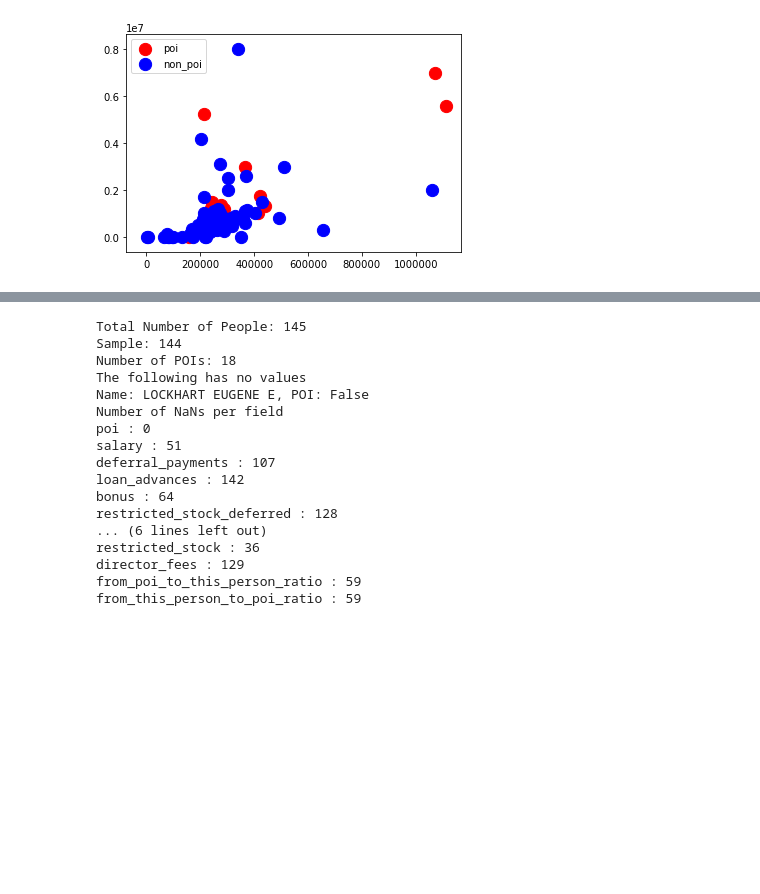
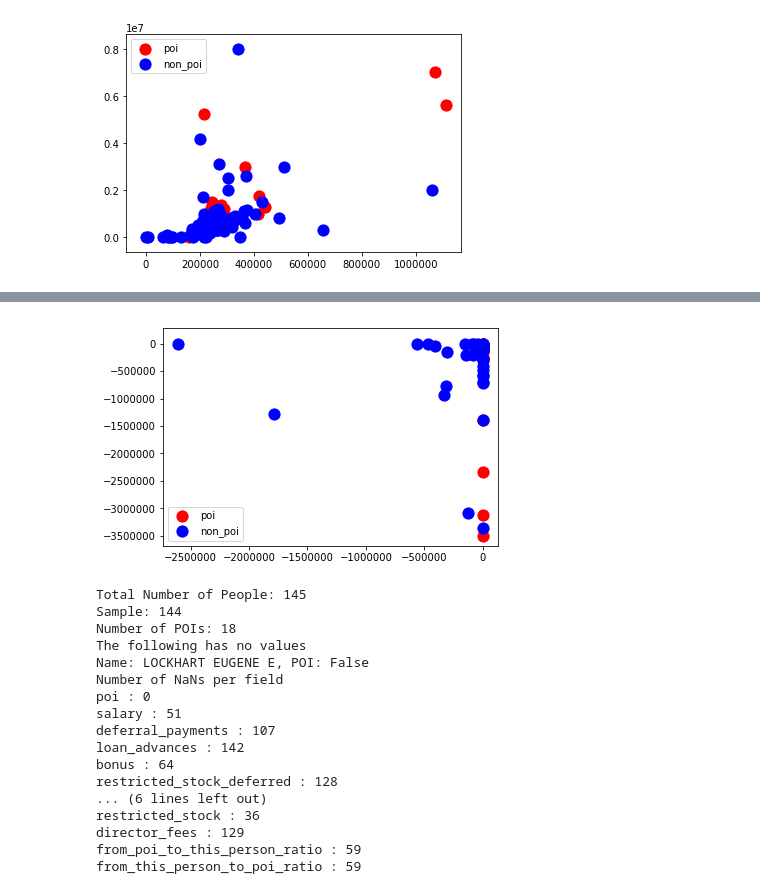
Before and after one commit to jeff-tj/machine-learning, a Jupyter notebook: final_project/project7.ipynb, the cells around one changed output, grey strips where cells are left out. Cells and saved outputs as stored; diff of their text form; code cells hidden in the pictures; blank space fills up the shorter version.

```diff
--- a/final_project/project7.ipynb
+++ b/final_project/project7.ipynb
@@ -192,6 +215,19 @@ for person in my_dataset.keys():
             person_data["from_this_person_to_poi_ratio"] = "NaN"
     else:
         person_data["from_this_person_to_poi_ratio"] = "NaN"
+# %%
+# Correct errors in "restricted_stock_deferred"
+error_dict = {"BELFER ROBERT": "-44093",
+              "BHATNAGAR SANJAY": "-2604490"}
+for person in error_dict.keys():
+    my_dataset[person]["restricted_stock_deferred"] = error_dict[person]
+# %%
+# Replot
+plot_data = featureFormat(my_dataset, ["poi", "restricted_stock_deferred", "deferred_income"], sort_keys = True)
+plot_labels, plot_features = targetFeatureSplit(plot_data)
+poi_scatter(plot_labels, plot_features)
+# %% [output]
+[figure, added]
 # %%
 ### Extract features and labels from dataset for local testing
 data = featureFormat(my_dataset, features_list, sort_keys = True)
```
Also changed, not shown: parts of 8 cells of this notebook, 2 other files.
